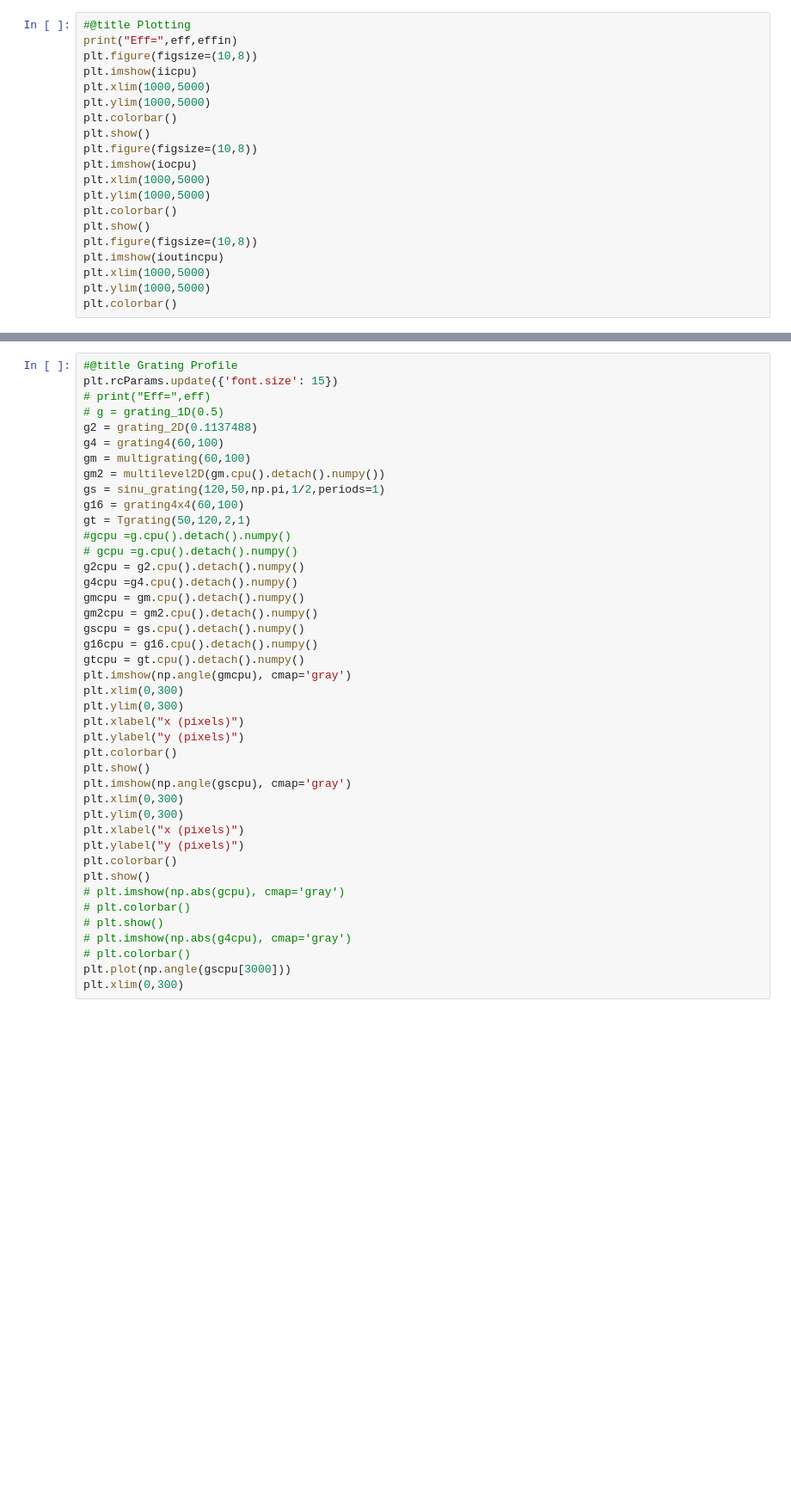
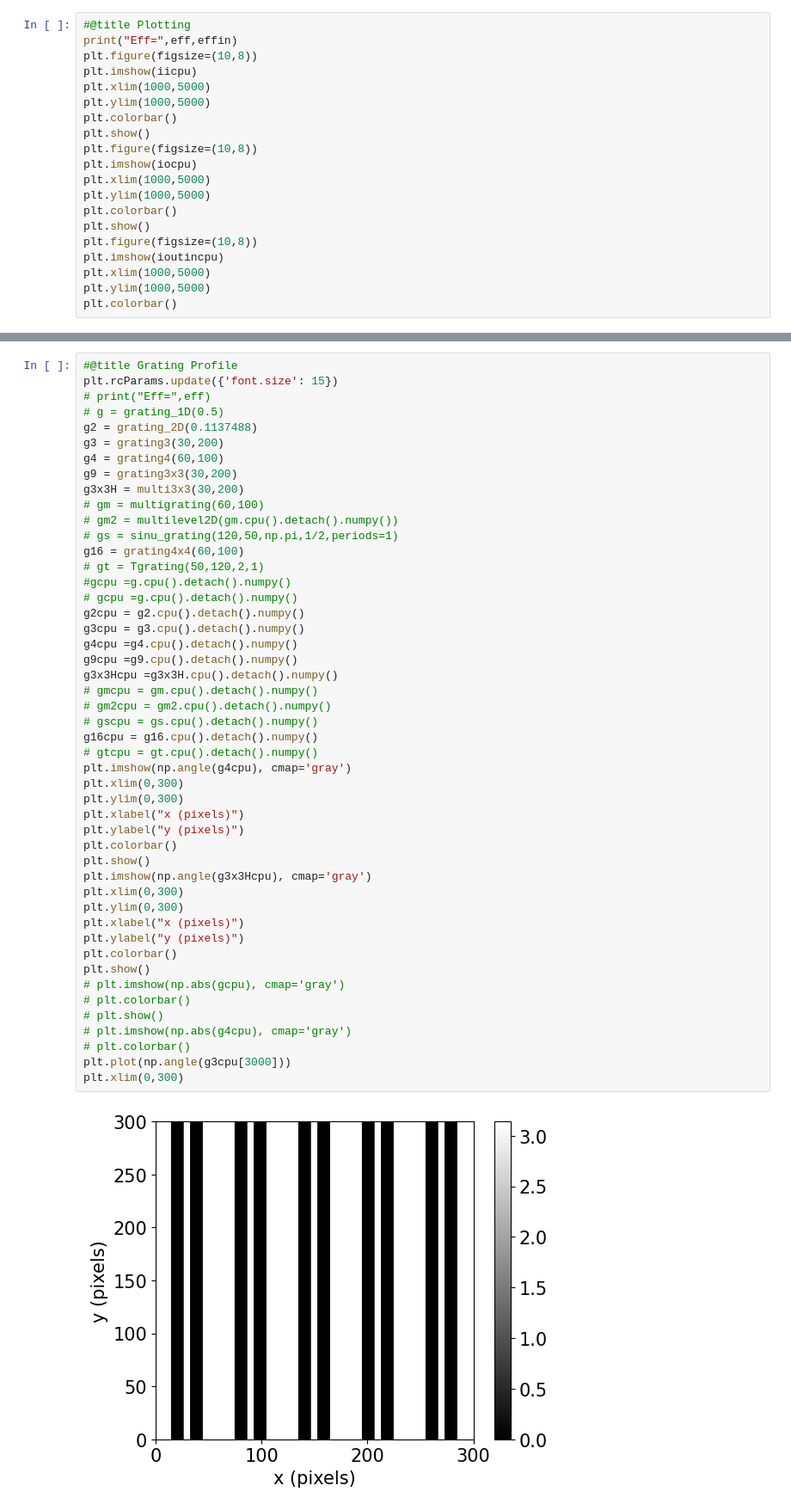
Before and after one commit to SoorajMSbathery/Sooraj_Filled, a Jupyter notebook: Filled_CBC_combined_model.ipynb, the cells around one changed output, grey strips where cells are left out. Shown at 86% size. Cells and saved outputs as stored; diff of their text form; blank space fills up the shorter version.

```diff
--- a/Filled_CBC_combined_model.ipynb
+++ b/Filled_CBC_combined_model.ipynb
@@ -937,41 +1556,49 @@ Updated variable =  0
 #@title Grating Profile
 plt.rcParams.update({'font.size': 15})
 # print("Eff=",eff)
 # g = grating_1D(0.5)
 g2 = grating_2D(0.1137488)
+g3 = grating3(30,200)
 g4 = grating4(60,100)
-gm = multigrating(60,100)
-gm2 = multilevel2D(gm.cpu().detach().numpy())
-gs = sinu_grating(120,50,np.pi,1/2,periods=1)
+g9 = grating3x3(30,200)
+g3x3H = multi3x3(30,200)
+# gm = multigrating(60,100)
+# gm2 = multilevel2D(gm.cpu().detach().numpy())
+# gs = sinu_grating(120,50,np.pi,1/2,periods=1)
 g16 = grating4x4(60,100)
-gt = Tgrating(50,120,2,1)
+# gt = Tgrating(50,120,2,1)
 #gcpu =g.cpu().detach().numpy()
 # gcpu =g.cpu().detach().numpy()
 g2cpu = g2.cpu().detach().numpy()
+g3cpu = g3.cpu().detach().numpy()
 g4cpu =g4.cpu().detach().numpy()
-gmcpu = gm.cpu().detach().numpy()
-gm2cpu = gm2.cpu().detach().numpy()
-gscpu = gs.cpu().detach().numpy()
+g9cpu =g9.cpu().detach().numpy()
+g3x3Hcpu =g3x3H.cpu().detach().numpy()
+# gmcpu = gm.cpu().detach().numpy()
+# gm2cpu = gm2.cpu().detach().numpy()
+# gscpu = gs.cpu().detach().numpy()
 g16cpu = g16.cpu().detach().numpy()
-gtcpu = gt.cpu().detach().numpy()
-plt.imshow(np.angle(gmcpu), cmap='gray')
+# gtcpu = gt.cpu().detach().numpy()
+plt.imshow(np.angle(g4cpu), cmap='gray')
 plt.xlim(0,300)
 plt.ylim(0,300)
 plt.xlabel("x (pixels)")
 plt.ylabel("y (pixels)")
 plt.colorbar()
 plt.show()
-plt.imshow(np.angle(gscpu), cmap='gray')
+plt.imshow(np.angle(g3x3Hcpu), cmap='gray')
 plt.xlim(0,300)
 plt.ylim(0,300)
 plt.xlabel("x (pixels)")
 plt.ylabel("y (pixels)")
 plt.colorbar()
 plt.show()
 # plt.imshow(np.abs(gcpu), cmap='gray')
 # plt.colorbar()
 # plt.show()
 # plt.imshow(np.abs(g4cpu), cmap='gray')
 # plt.colorbar()
-plt.plot(np.angle(gscpu[3000]))
+plt.plot(np.angle(g3cpu[3000]))
 plt.xlim(0,300)
+# %% [output]
+[figure, added]
```
Also changed, not shown: parts of 30 cells of this notebook, 4 other files.
